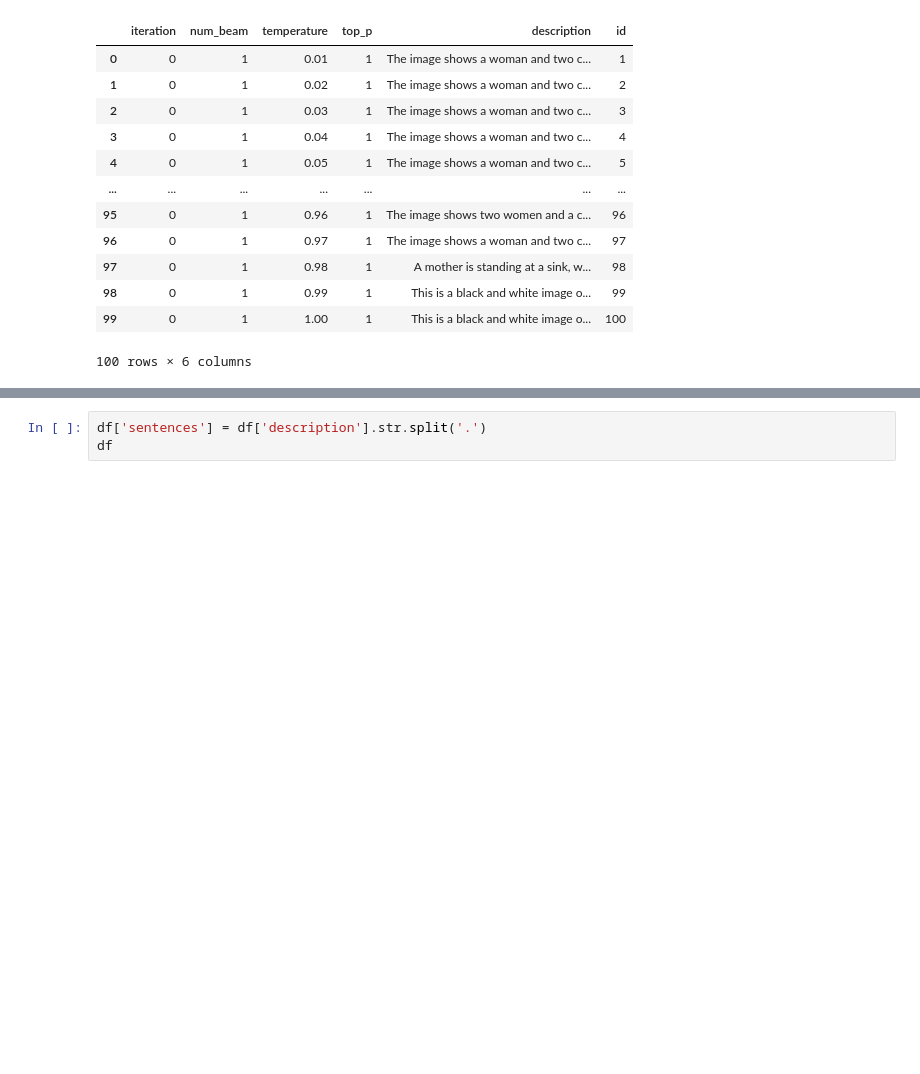
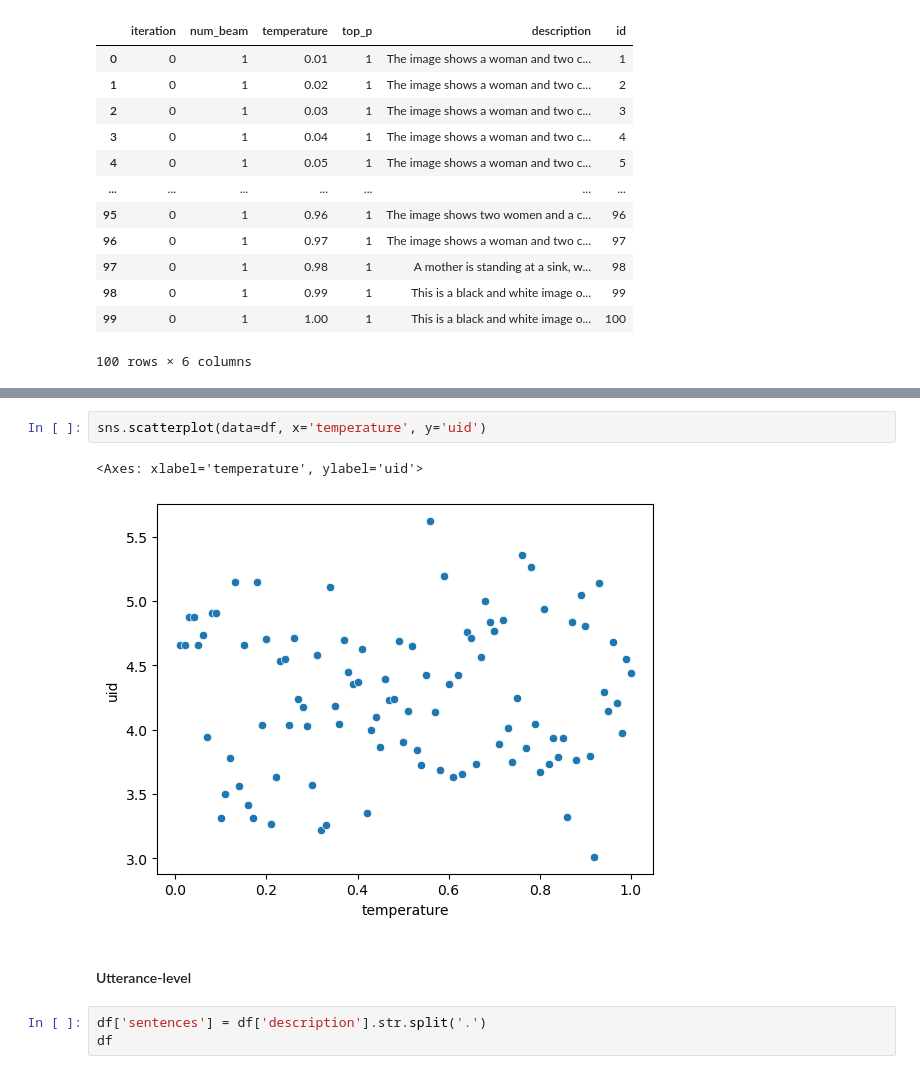
Before and after one commit to zimine/anlp23_project, a Jupyter notebook: project_torch.ipynb, the cells around one changed output, grey strips where cells are left out. Saved outputs shown, nothing was run; the diff lists cells and outputs as text; blank space fills up the shorter version.

Commit message:
completed generation with diff temperature

```diff
--- a/project_torch.ipynb
+++ b/project_torch.ipynb
@@ -146,3 +225,10 @@ df
+# %%
+sns.scatterplot(data=df, x='temperature', y='uid')
+# %% [output]
+<Axes: xlabel='temperature', ylabel='uid'>
+[figure, added]
+# %% [markdown]
+#### Utterance-level
 # %%
 df['sentences'] = df['description'].str.split('.')
 df
```
Also changed, not shown: parts of 37 cells of this notebook, 1 other file.
